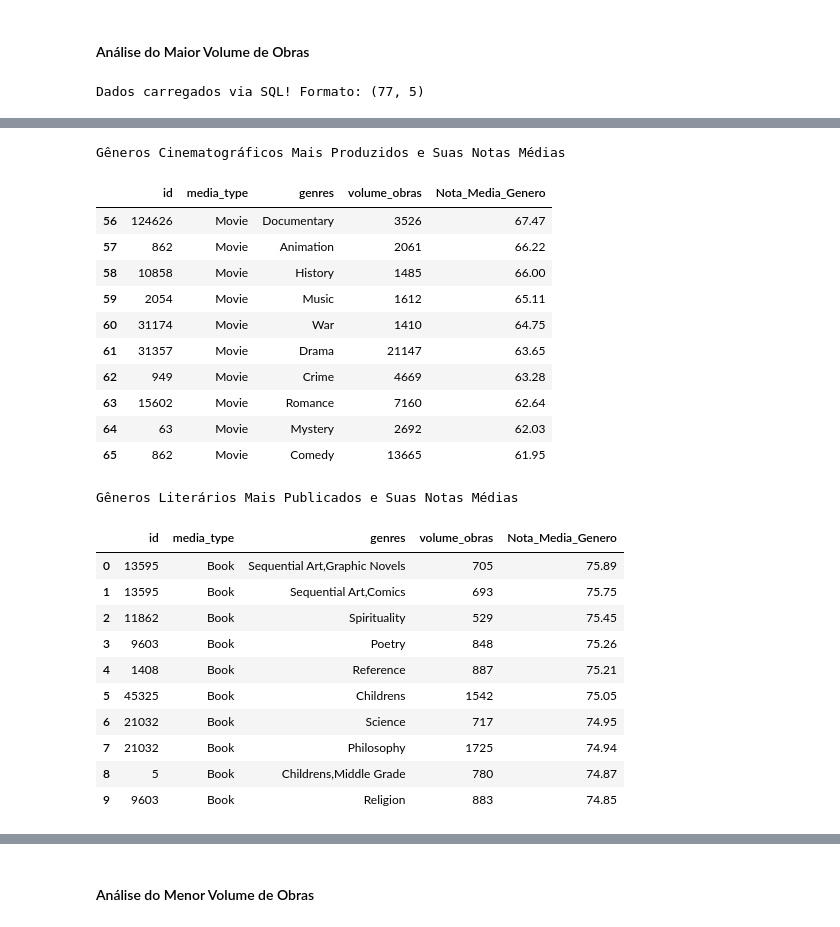
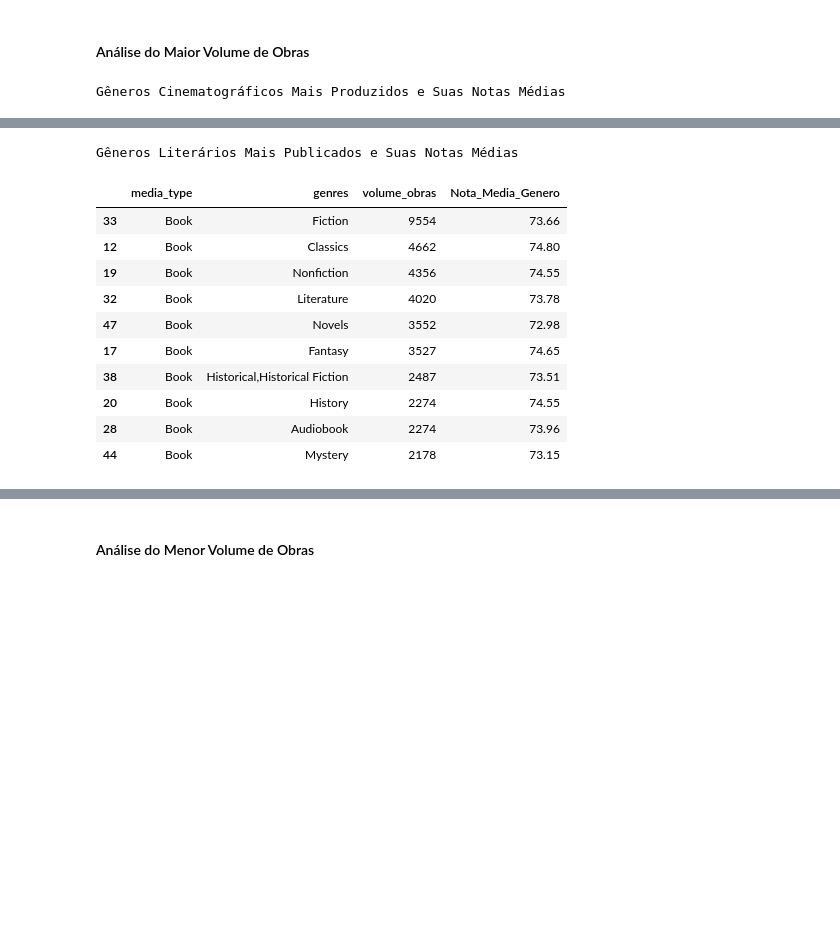
Before and after one commit to AleCecilio/entertainment_industry_performance_analysis, a Jupyter notebook: notebooks/02_data_analytics/17_analytics_genre_dynamics.ipynb, the cells around one changed output, grey strips where cells are left out. Drawn from its saved outputs; the diff is of its cells as text; code cells hidden in the pictures; blank space fills up the shorter version.

```diff
--- a/notebooks/02_data_analytics/17_analytics_genre_dynamics.ipynb
+++ b/notebooks/02_data_analytics/17_analytics_genre_dynamics.ipynb
@@ -302,34 +259,11 @@ Sucesso! Tabela 'unified_media_score_genres' criada no banco: 'unified_media_cat
 #### Funções de Relatório e Plotagem de Gráfico
 # %%
 # Função responsavel por gerar df e relatorio de Notas Médias dos Gêneros Por Volune
-def favoritismo_por_volume(ordem_volume=None):
-    ordem = f", volume_obras {ordem_volume}" if ordem_volume else ""
-    query_favoritismo_por_volume = f"""
-        SELECT
-            c.id,
-            g.media_type,
-            g.genres,
-            COUNT(c.id) as volume_obras,
-            ROUND(AVG(c.global_score), 2) AS Nota_Media_Genero
-        FROM unified_media_genres as g
-        INNER JOIN unified_media_catalog as c
-            ON c.id = g.id
-        WHERE c.global_score > 0
-        GROUP BY g.media_type, g.genres
-        HAVING volume_obras >= 500
-        ORDER BY Nota_Media_Genero DESC, volume_obras {ordem};
-    """
-
-    df_favoritismo_por_volume = dbc.execute_query(
-        caminho_db=caminho_banco,
-        alvo=query_favoritismo_por_volume,
-        eh_query=True
-    )
-
+def favoritismo_por_volume(df):
     display(
         tb.estilizar_tabela(
-            df=df_favoritismo_por_volume[
-                df_favoritismo_por_volume['media_type']=='Movie'
+            df=df[
+                df['media_type']=='Movie'
             ],
             qtd_linhas=10,
             caption='Gêneros Cinematográficos Mais Produzidos e Suas Notas Médias'
@@ -341,8 +275,8 @@ def favoritismo_por_volume(ordem_volume=None):
 
     display(
         tb.estilizar_tabela(
-            df=df_favoritismo_por_volume[
-                df_favoritismo_por_volume['media_type']=='Book'
+            df=df[
+                df['media_type']=='Book'
             ],
             qtd_linhas=10,
             caption='Gêneros Literários Mais Publicados e Suas Notas Médias'
@@ -351,8 +285,6 @@ def favoritismo_por_volume(ordem_volume=None):
         .background_gradient(subset=['volume_obras'], cmap='Purples')
         .format({'Nota_Media_Genero': '{:.2f}'})
     )
-
-    return df_favoritismo_por_volume
 # %%
 def grafico_nota_media_genero(df, palette, titulo):
     plt.figure(figsize=(16, 8), dpi=150)
@@ -399,6 +331,8 @@ def tipo_titulo(classificacao, midia):
 #### Análise do Maior Volume de Obras
 # %%
 # Notas Por Gêneros Com Maior Volume de Obras
-df_bolha_desc = favoritismo_por_volume(ordem_volume='DESC')
+df_bolha_desc = df_genre_dynamics.sort_values('volume_obras', ascending=False)
+
+favoritismo_por_volume(df_bolha_desc)
 # %% [output]
-Dados carregados via SQL! Formato: (77, 5)
+Gêneros Cinematográficos Mais Produzidos e Suas Notas Médias
@@ -405,27 +350,15 @@ Dados carregados via SQL! Formato: (77, 5)
-Gêneros Cinematográficos Mais Produzidos e Suas Notas Médias
+Gêneros Literários Mais Publicados e Suas Notas Médias
-|  | id | media_type | genres | volume_obras | Nota_Media_Genero |
-| 56 | 124626 | Movie | Documentary | 3526 | 67.47 |
-| 57 | 862 | Movie | Animation | 2061 | 66.22 |
-| 58 | 10858 | Movie | History | 1485 | 66.00 |
-| 59 | 2054 | Movie | Music | 1612 | 65.11 |
-| 60 | 31174 | Movie | War | 1410 | 64.75 |
-| 61 | 31357 | Movie | Drama | 21147 | 63.65 |
-| 62 | 949 | Movie | Crime | 4669 | 63.28 |
-| 63 | 15602 | Movie | Romance | 7160 | 62.64 |
-| 64 | 63 | Movie | Mystery | 2692 | 62.03 |
-| 65 | 862 | Movie | Comedy | 13665 | 61.95 |
-Gêneros Literários Mais Publicados e Suas Notas Médias
-|  | id | media_type | genres | volume_obras | Nota_Media_Genero |
-| 0 | 13595 | Book | Sequential Art,Graphic Novels | 705 | 75.89 |
-| 1 | 13595 | Book | Sequential Art,Comics | 693 | 75.75 |
-| 2 | 11862 | Book | Spirituality | 529 | 75.45 |
-| 3 | 9603 | Book | Poetry | 848 | 75.26 |
-| 4 | 1408 | Book | Reference | 887 | 75.21 |
-| 5 | 45325 | Book | Childrens | 1542 | 75.05 |
-| 6 | 21032 | Book | Science | 717 | 74.95 |
-| 7 | 21032 | Book | Philosophy | 1725 | 74.94 |
-| 8 | 5 | Book | Childrens,Middle Grade | 780 | 74.87 |
-| 9 | 9603 | Book | Religion | 883 | 74.85 |
+|  | media_type | genres | volume_obras | Nota_Media_Genero |
+| 33 | Book | Fiction | 9554 | 73.66 |
+| 12 | Book | Classics | 4662 | 74.80 |
+| 19 | Book | Nonfiction | 4356 | 74.55 |
+| 32 | Book | Literature | 4020 | 73.78 |
+| 47 | Book | Novels | 3552 | 72.98 |
+| 17 | Book | Fantasy | 3527 | 74.65 |
+| 38 | Book | Historical,Historical Fiction | 2487 | 73.51 |
+| 20 | Book | History | 2274 | 74.55 |
+| 28 | Book | Audiobook | 2274 | 73.96 |
+| 44 | Book | Mystery | 2178 | 73.15 |
 # %%
 for i in (0,1):
     grafico_nota_media_genero(
```
Also changed, not shown: parts of 19 cells of this notebook, 16 other files.
